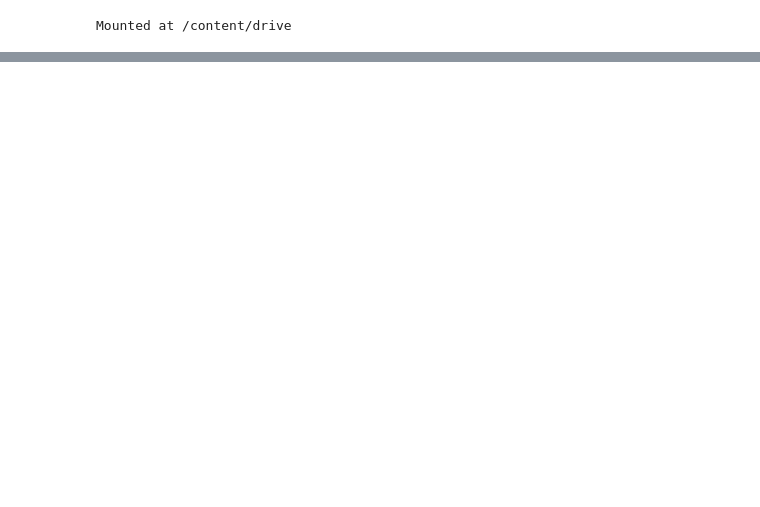
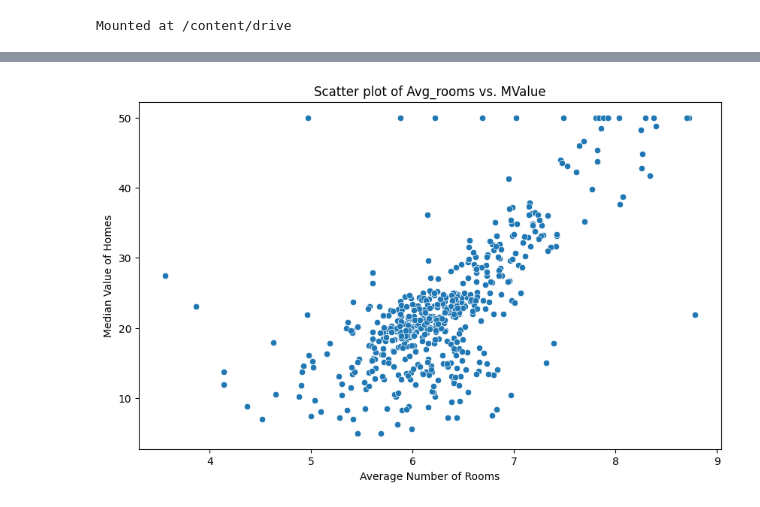
Before and after one commit to SJhawar1010/Advanced-Machine-Learning, a Jupyter notebook: 2348554_AML_Lab1.ipynb, the cells around one changed output, grey strips where cells are left out. Saved outputs shown, nothing was run; the diff lists cells and outputs as text; code cells hidden in the pictures; blank space fills up the shorter version.

```diff
--- a/2348554_AML_Lab1.ipynb
+++ b/2348554_AML_Lab1.ipynb
@@ -277,0 +157,9 @@ plt.show()
+# %%
+plt.figure(figsize=(10, 6))
+sns.scatterplot(x='RM', y='MEDV', data=data)
+plt.title('Scatter plot of Avg_rooms vs. MValue')
+plt.xlabel('Average Number of Rooms')
+plt.ylabel('Median Value of Homes')
+plt.show()
+# %% [output]
+[figure, added]
```
Also changed, not shown: parts of 41 cells of this notebook.
